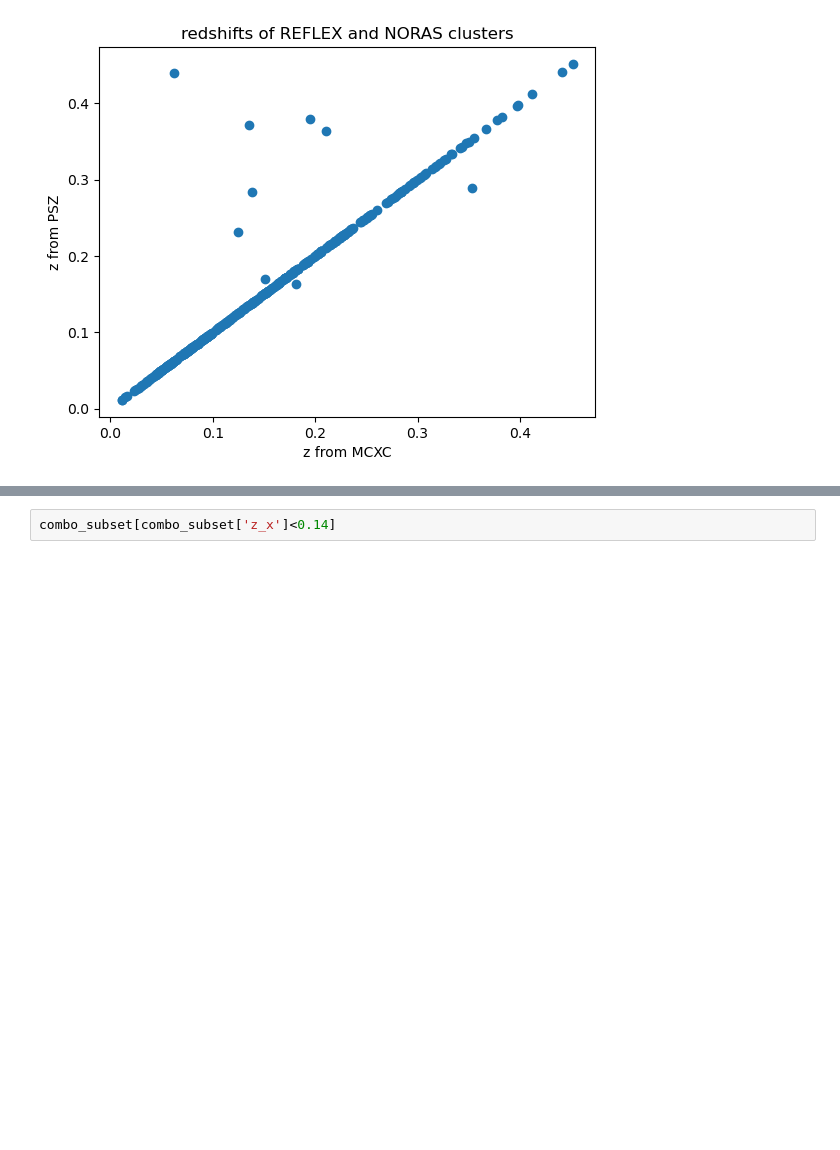
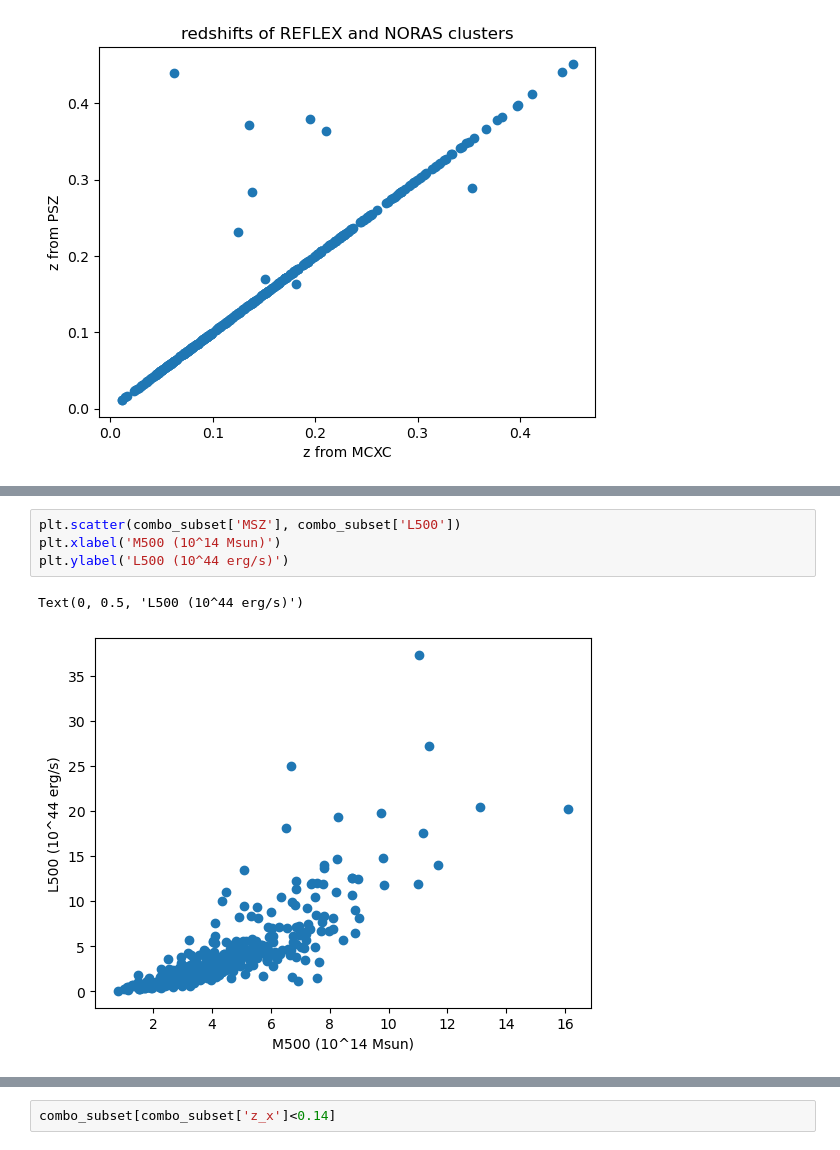
Before and after one commit to eleanorstuart/thermo-idm, a Jupyter notebook: planck_sz_dataset.ipynb, the cells around one changed output, grey strips where cells are left out. Saved outputs shown, nothing was run; the diff lists cells and outputs as text; blank space fills up the shorter version.

```diff
--- a/planck_sz_dataset.ipynb
+++ b/planck_sz_dataset.ipynb
@@ -206,0 +246,7 @@ plt.hist(combo_subset['z_x'], bins=10)
+# %%
+plt.scatter(combo_subset['MSZ'], combo_subset['L500'])
+plt.xlabel('M500 (10^14 Msun)')
+plt.ylabel('L500 (10^44 erg/s)')
+# %% [output]
+Text(0, 0.5, 'L500 (10^44 erg/s)')
+[figure, added]
```
Also changed, not shown: parts of 7 cells of this notebook, 5 other files.
